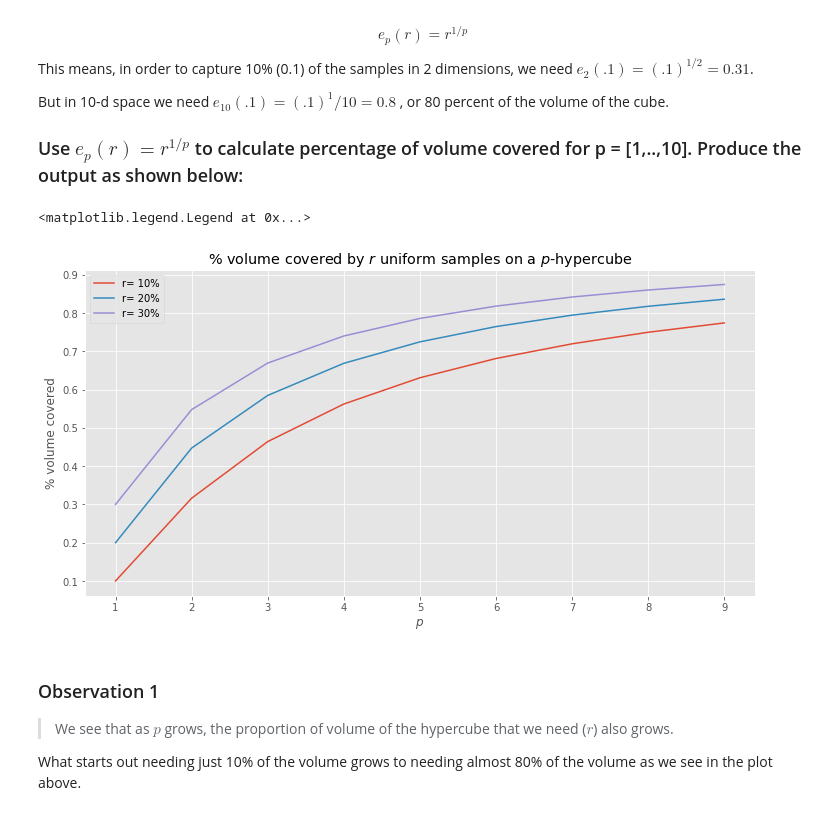
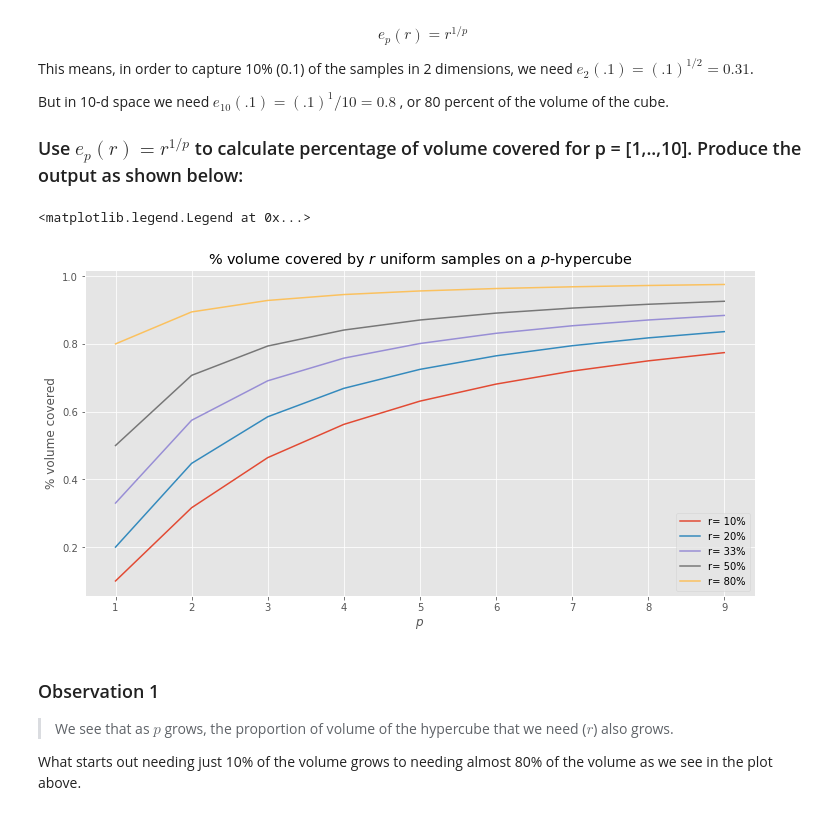
Before and after one commit to as6140/dsc-3-34-03-curse-of-dimensionality-simulation-lab-seattle-ds-career-040119, a Jupyter notebook: index.ipynb, the cells around one changed output. Drawn from its saved outputs; the diff is of its cells as text; code cells hidden in the pictures.

```diff
--- a/index.ipynb
+++ b/index.ipynb
@@ -76,27 +76,27 @@ But in 10-d space we need $e_10(.1)=(.1)^1/10=0.8$ , or 80 percent of the volume
 # %%
 # Your code here
 import matplotlib.pyplot as plt
 plt.style.use('ggplot')
 
 import numpy as np
 plt.figure(figsize=(12, 6))
 plt.title(
     "% volume covered by $r$ uniform samples on a $p$-hypercube"
 )
 plt.xlabel('$p$')
 plt.ylabel('% volume covered')
 
 p=[1,2,3,4,5,6,7,8,9,10]
 
 plt.plot(range(1, 10), [(.1)**(1/i) for i in range(1,10)],label="r= 10%");
 plt.plot(range(1, 10), [(.2)**(1/i) for i in range(1,10)],label="r= 20%");
 plt.plot(range(1, 10), [(.33)**(1/i) for i in range(1,10)],label="r= 33%");
-plt.plot(range(1, 10), [(.3)**(1/i) for i in range(1,10)],label="r= 30%");
-plt.plot(range(1, 10), [(.3)**(1/i) for i in range(1,10)],label="r= 30%");
+plt.plot(range(1, 10), [(.5)**(1/i) for i in range(1,10)],label="r= 50%");
+plt.plot(range(1, 10), [(.8)**(1/i) for i in range(1,10)],label="r= 80%");
 plt.legend()
 # %% [output]
 <matplotlib.legend.Legend at 0x...>
-[figure, old version]
+[figure, new version]
 # %% [markdown]
 ### Observation 1
 > We see that as   $p$  grows, the proportion of volume of the hypercube that we need ($r$) also grows.
```
